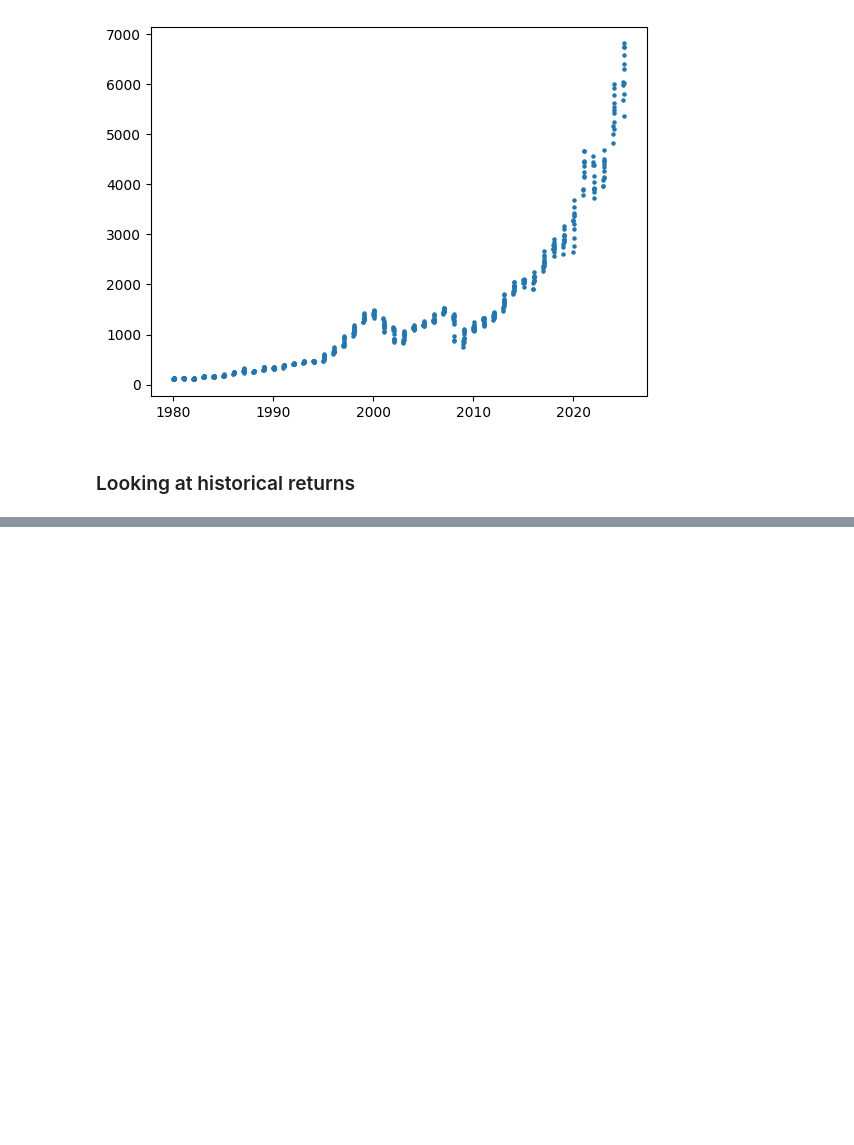
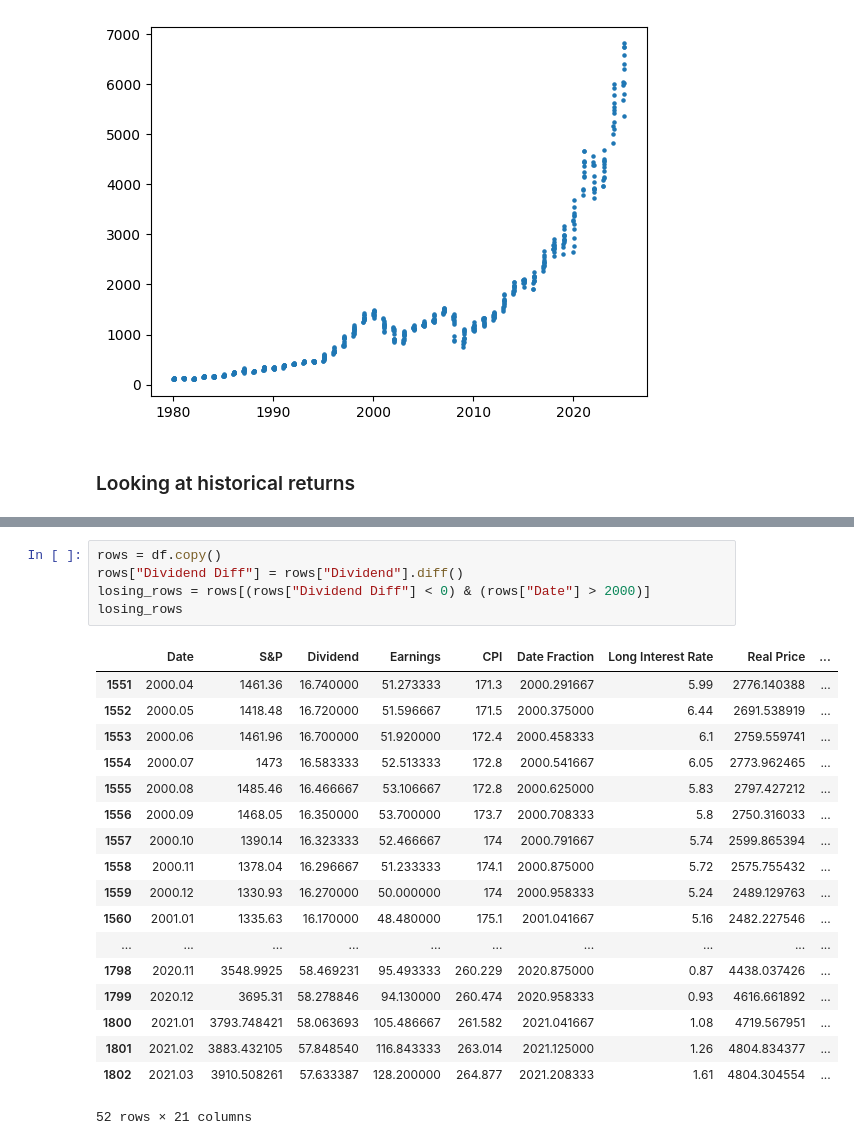
Before and after one commit to ChristianMBoyd/strategies, a Jupyter notebook: analyses/historical_sp500.ipynb, the cells around one changed output, grey strips where cells are left out. Cells and saved outputs as stored; diff of their text form; blank space fills up the shorter version.

```diff
--- a/analyses/historical_sp500.ipynb
+++ b/analyses/historical_sp500.ipynb
@@ -89,0 +92,24 @@ df[(df["Date"] == initial_date) | (df["Date"] == final_date)]
+# %%
+rows = df.copy()
+rows["Dividend Diff"] = rows["Dividend"].diff()
+losing_rows = rows[(rows["Dividend Diff"] < 0) & (rows["Date"] > 2000)]
+losing_rows
+# %% [output]
+|  | Date | S&P | Dividend | Earnings | CPI | Date Fraction | Long Interest Rate | Real Price | ... |
+| 1551 | 2000.04 | 1461.36 | 16.740000 | 51.273333 | 171.3 | 2000.291667 | 5.99 | 2776.140388 | ... |
+| 1552 | 2000.05 | 1418.48 | 16.720000 | 51.596667 | 171.5 | 2000.375000 | 6.44 | 2691.538919 | ... |
+| 1553 | 2000.06 | 1461.96 | 16.700000 | 51.920000 | 172.4 | 2000.458333 | 6.1 | 2759.559741 | ... |
+| 1554 | 2000.07 | 1473 | 16.583333 | 52.513333 | 172.8 | 2000.541667 | 6.05 | 2773.962465 | ... |
+| 1555 | 2000.08 | 1485.46 | 16.466667 | 53.106667 | 172.8 | 2000.625000 | 5.83 | 2797.427212 | ... |
+| 1556 | 2000.09 | 1468.05 | 16.350000 | 53.700000 | 173.7 | 2000.708333 | 5.8 | 2750.316033 | ... |
+| 1557 | 2000.10 | 1390.14 | 16.323333 | 52.466667 | 174 | 2000.791667 | 5.74 | 2599.865394 | ... |
+| 1558 | 2000.11 | 1378.04 | 16.296667 | 51.233333 | 174.1 | 2000.875000 | 5.72 | 2575.755432 | ... |
+| 1559 | 2000.12 | 1330.93 | 16.270000 | 50.000000 | 174 | 2000.958333 | 5.24 | 2489.129763 | ... |
+| 1560 | 2001.01 | 1335.63 | 16.170000 | 48.480000 | 175.1 | 2001.041667 | 5.16 | 2482.227546 | ... |
+| ... | ... | ... | ... | ... | ... | ... | ... | ... | ... |
+| 1798 | 2020.11 | 3548.9925 | 58.469231 | 95.493333 | 260.229 | 2020.875000 | 0.87 | 4438.037426 | ... |
+| 1799 | 2020.12 | 3695.31 | 58.278846 | 94.130000 | 260.474 | 2020.958333 | 0.93 | 4616.661892 | ... |
+| 1800 | 2021.01 | 3793.748421 | 58.063693 | 105.486667 | 261.582 | 2021.041667 | 1.08 | 4719.567951 | ... |
+| 1801 | 2021.02 | 3883.432105 | 57.848540 | 116.843333 | 263.014 | 2021.125000 | 1.26 | 4804.834377 | ... |
+| 1802 | 2021.03 | 3910.508261 | 57.633387 | 128.200000 | 264.877 | 2021.208333 | 1.61 | 4804.304554 | ... |
+52 rows × 21 columns
```
Also changed, not shown: parts of 4 cells of this notebook.
